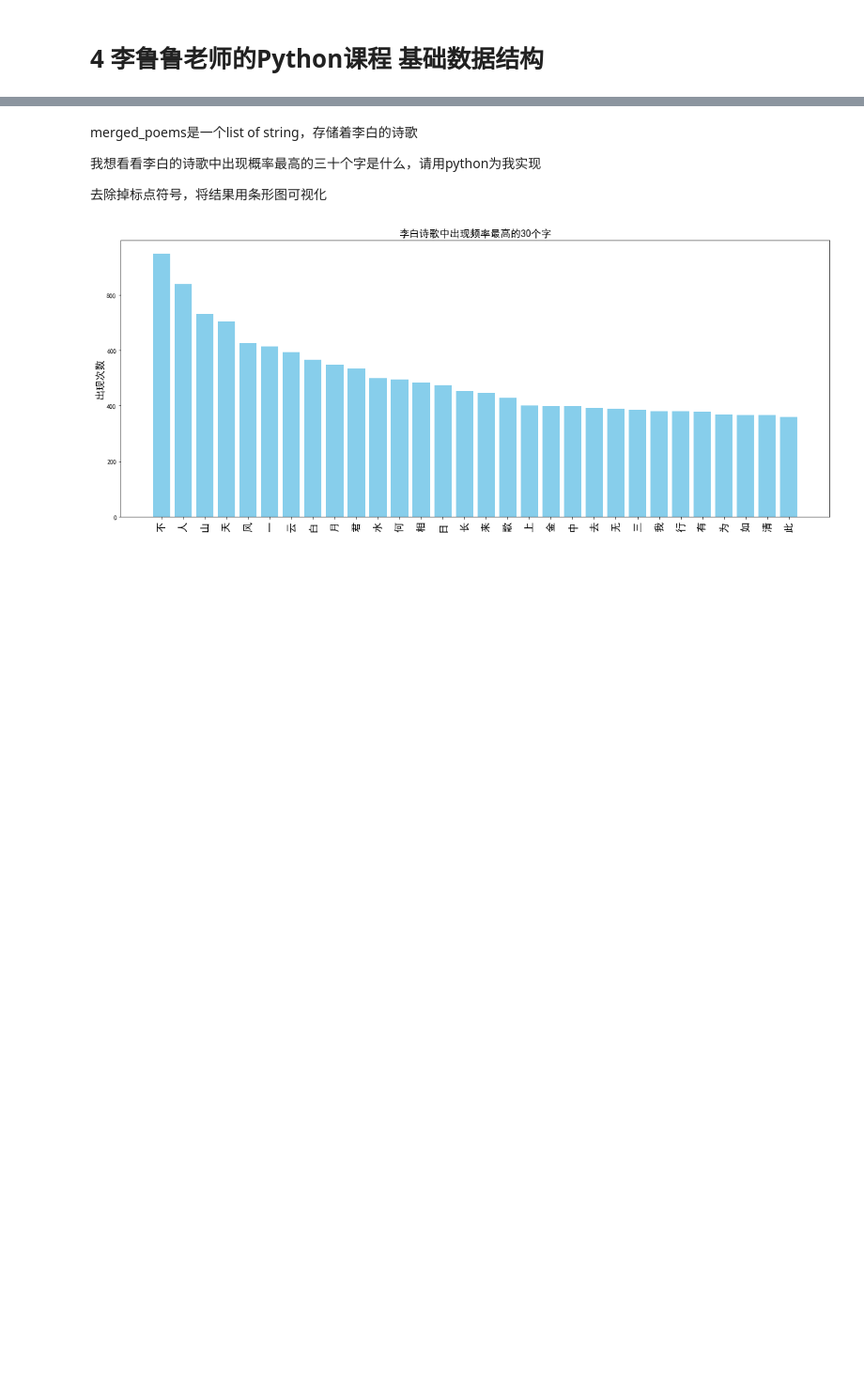
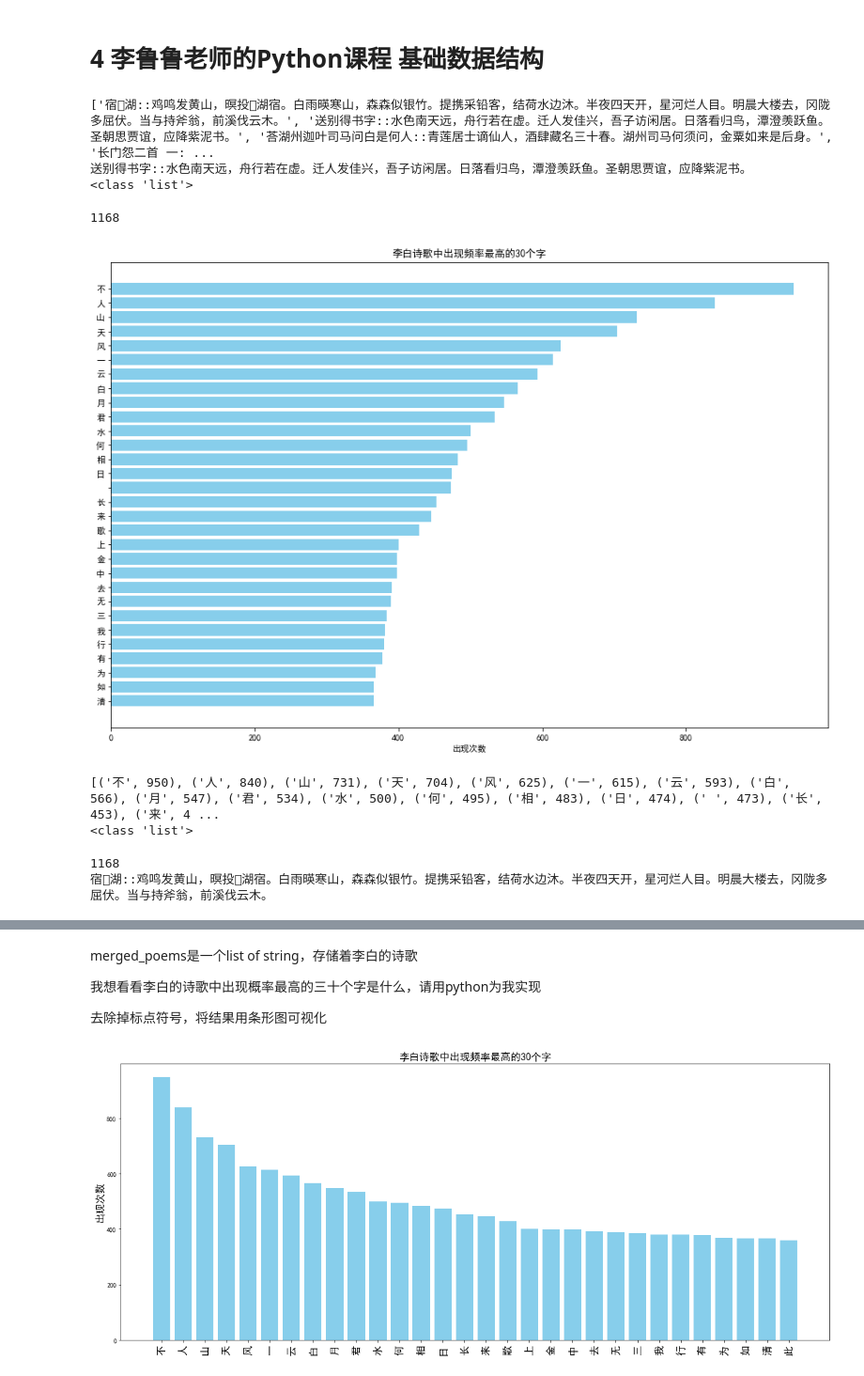
Before and after one commit to LC1332/Learn-Python-with-GPT, a Jupyter notebook: 6_String, List, Tuple, Sets.ipynb, the cells around one changed output, grey strips where cells are left out. Shown at 94% size. Saved outputs shown, nothing was run; the diff lists cells and outputs as text; code cells hidden in the pictures; blank space fills up the shorter version.

```diff
--- a/6_String, List, Tuple, Sets.ipynb
+++ b/6_String, List, Tuple, Sets.ipynb
@@ -1,6 +1,8 @@
 # %% [markdown]
 # 4 李鲁鲁老师的Python课程 基础数据结构
 # %%
+# 首先，我将读取上传的CSV文件，并将标题和内容合并为指定的格式，然后将它们存储在一个列表中。
+
 import csv
 
 # 初始化一个空列表来存储合并后的数据
@@ -14,3 +16,55 @@ with open('data/李白.csv', 'r', encoding='utf-8') as csvfile:
         merged_str = f"{row['Title']}::{row['Content']}"
         # 将合并后的字符串添加到列表中
         merged_poems.append(merged_str)
+
+# 显示列表的前几个元素以验证
+print(merged_poems[:5])
+print(merged_poems[1])
+# print the type of merged_poems
+print(type(merged_poems))
+# %% [output]
+['宿𫚥湖::鸡鸣发黄山，暝投𫚥湖宿。白雨暎寒山，森森似银竹。提携采铅客，结荷水边沐。半夜四天开，星河烂人目。明晨大楼去，冈陇多屈伏。当与持斧翁，前溪伐云木。', '送别得书字::水色南天远，舟行若在虚。迁人发佳兴，吾子访闲居。日落看归鸟，潭澄羡跃鱼。圣朝思贾谊，应降紫泥书。', '荅湖州迦叶司马问白是何人::青莲居士谪仙人，酒肆藏名三十春。湖州司马何须问，金粟如来是后身。', '长门怨二首 一: ...
+送别得书字::水色南天远，舟行若在虚。迁人发佳兴，吾子访闲居。日落看归鸟，潭澄羡跃鱼。圣朝思贾谊，应降紫泥书。
+<class 'list'>
+# %%
+import re
+from collections import Counter
+import matplotlib.pyplot as plt
+
+print(len(merged_poems))
+
+# 示例数据，假设merged_poems是以下内容
+# merged_poems = [
+#     "床前明月光，疑是地上霜。",
+#     "举头望明月，低头思故乡。",
+#     "白发三千丈，缘愁似个长。",
+#     "不知明镜里，何日enna再染霜。"
+# ]
+
+# 将所有诗歌合并成一个字符串，并去除标点符号
+all_poems = "".join(merged_poems)
+cleaned_poems = re.sub(r'[，。：:]', '', all_poems)
+
+# 统计每个字的出现频率
+word_counts = Counter(cleaned_poems)
+
+# 获取出现频率最高的30个字
+top_30_words = word_counts.most_common(30)
+
+# 准备数据用于绘图
+words, counts = zip(*top_30_words)
+
+# 设置中文字体
+plt.rcParams['font.sans-serif'] = ['SimHei']  # 选用黑体
+plt.rcParams['axes.unicode_minus'] = False  # 解决负号'-'显示为方块的问题
+
+# 绘制条形图
+plt.figure(figsize=(15, 10))
+plt.barh(words, counts, color='skyblue')
+plt.xlabel('出现次数')
+plt.title('李白诗歌中出现频率最高的30个字')
+plt.gca().invert_yaxis()  # 反转y轴，使得条形图从上到下排序
+plt.show()
+# %% [output]
+1168
+[figure, added]
@@ -16,0 +99,6 @@ with open('data/李白.csv', 'r', encoding='utf-8') as csvfile:
+# %%
+print(top_30_words)
+print(type(top_30_words))
+# %% [output]
+[('不', 950), ('人', 840), ('山', 731), ('天', 704), ('风', 625), ('一', 615), ('云', 593), ('白', 566), ('月', 547), ('君', 534), ('水', 500), ('何', 495), ('相', 483), ('日', 474), (' ', 473), ('长', 453), ('来', 4 ...
+<class 'list'>
@@ -16,0 +110,6 @@ with open('data/李白.csv', 'r', encoding='utf-8') as csvfile:
+# %%
+print(len(poems))
+print(poems[0])
+# %% [output]
+1168
+宿𫚥湖::鸡鸣发黄山，暝投𫚥湖宿。白雨暎寒山，森森似银竹。提携采铅客，结荷水边沐。半夜四天开，星河烂人目。明晨大楼去，冈陇多屈伏。当与持斧翁，前溪伐云木。
```
Also changed, not shown: parts of 7 cells of this notebook, 9 other files.
